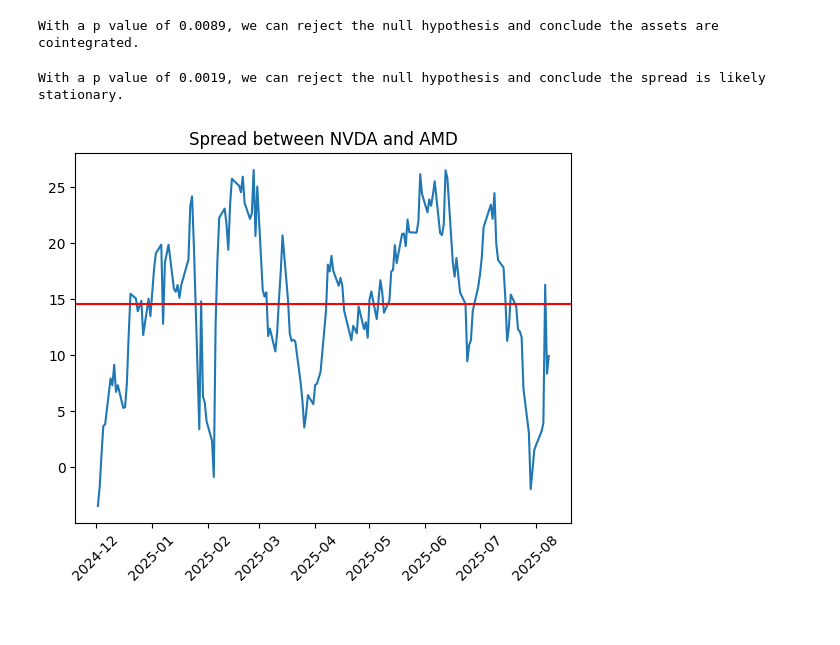
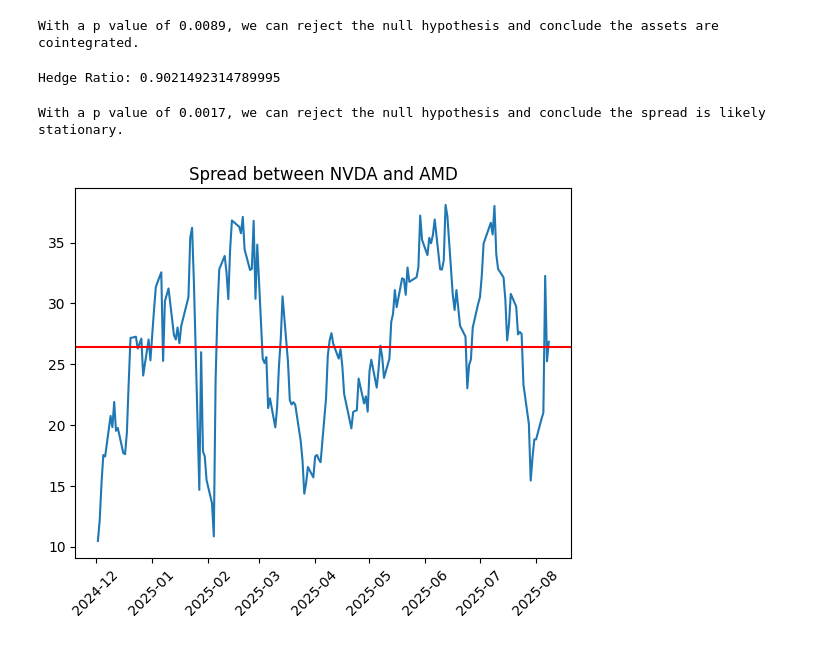
Before and after one commit to alexmcmullen80/Pairs-Trading, a Jupyter notebook: spread-trading.ipynb, the cells around one changed output. Saved outputs shown, nothing was run; the diff lists cells and outputs as text; code cells hidden in the pictures.

Commit message:
calculated spread using OLS

```diff
--- a/spread-trading.ipynb
+++ b/spread-trading.ipynb
@@ -82,23 +82,46 @@ else:
     print(f"With a p value of {round(p_val,4)}, we cannot reject the null hypothesis and conclude the assets are not cointegrated.")
 # %% [output]
 With a p value of 0.0089, we can reject the null hypothesis and conclude the assets are cointegrated.
+# %%
+# Next we will calculate the spread using OLS
+import statsmodels.api as sm
+# Step 1: Define dependent and independent variables
+Y = df['NVDA']
+X = df['AMD']
+
+# Step 2: Add constant term for regression
+X = sm.add_constant(X)
+
+# Step 3: Run OLS regression
+model = sm.OLS(Y, X).fit()
+
+# Step 4: Hedge ratio is the slope (coefficient on AMD)
+hedge_ratio = model.params['AMD']
+
+print(f"Hedge Ratio: {hedge_ratio}")
+
+# Step 5: Compute the spread
+spread = df['NVDA'] - hedge_ratio * df['AMD']
+# %% [output]
+Hedge Ratio: 0.9021492314789995
 # %%
 # In order to work with means that aren't meaningless, we must determine whether our spread is stationary or not
 from statsmodels.tsa.stattools import adfuller
-result = adfuller(df['NVDA'] - df['AMD'])
+
+result = adfuller(spread)
 p_val = result[1]
 if p_val < 0.05:
     print(f"With a p value of {round(p_val,4)}, we can reject the null hypothesis and conclude the spread is likely stationary.")
 else:
     print(f"With a p value of {round(p_val,4)}, we cannot reject the null hypothesis and conclude the spread is likely not stationary.")
 # %% [output]
-With a p value of 0.0019, we can reject the null hypothesis and conclude the spread is likely stationary.
+With a p value of 0.0017, we can reject the null hypothesis and conclude the spread is likely stationary.
 # %%
-spread = df['NVDA'] - df['AMD']
+
 plt.plot(df.index, spread, label = 'Spread (NVDA - AMD)')
 plt.axhline(spread.mean(), color='red')
 plt.title("Spread between NVDA and AMD")
 plt.xticks(rotation=45)
 plt.show()
 # %% [output]
-[figure, old version]
+[figure, new version]
```
Also changed, not shown: parts of 1 cell of this notebook.
